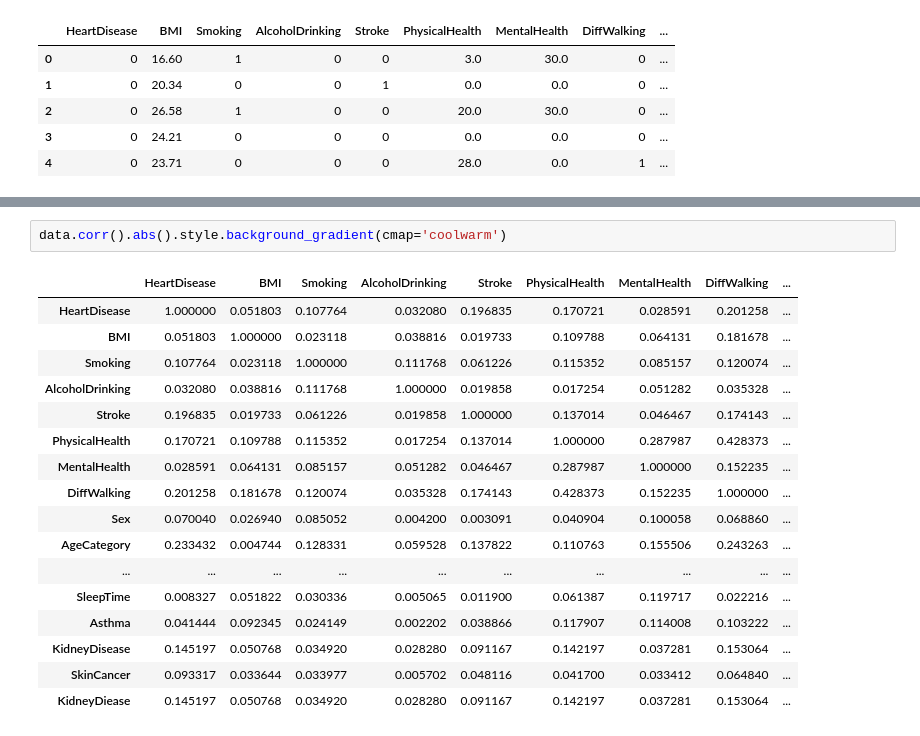
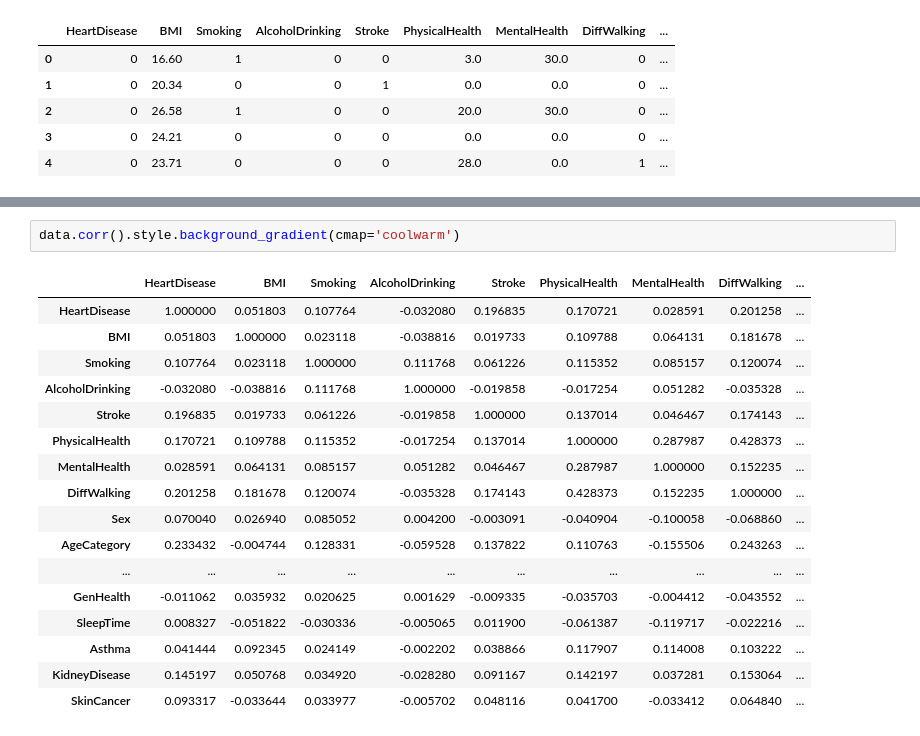
Before and after one commit to dev30k/Google-colabs, a Jupyter notebook: heart.ipynb, the cells around one changed output, grey strips where cells are left out. Drawn from its saved outputs; the diff is of its cells as text.

```diff
--- a/heart.ipynb
+++ b/heart.ipynb
@@ -123,23 +123,23 @@ sns.countplot(x="HeartDisease",hue="AlcoholDrinking",data=data)
 # %%
-data.corr().abs().style.background_gradient(cmap='coolwarm')
+data.corr().style.background_gradient(cmap='coolwarm')
 # %% [output]
 |  | HeartDisease | BMI | Smoking | AlcoholDrinking | Stroke | PhysicalHealth | MentalHealth | DiffWalking | ... |
-| HeartDisease | 1.000000 | 0.051803 | 0.107764 | 0.032080 | 0.196835 | 0.170721 | 0.028591 | 0.201258 | ... |
-| BMI | 0.051803 | 1.000000 | 0.023118 | 0.038816 | 0.019733 | 0.109788 | 0.064131 | 0.181678 | ... |
+| HeartDisease | 1.000000 | 0.051803 | 0.107764 | -0.032080 | 0.196835 | 0.170721 | 0.028591 | 0.201258 | ... |
+| BMI | 0.051803 | 1.000000 | 0.023118 | -0.038816 | 0.019733 | 0.109788 | 0.064131 | 0.181678 | ... |
 | Smoking | 0.107764 | 0.023118 | 1.000000 | 0.111768 | 0.061226 | 0.115352 | 0.085157 | 0.120074 | ... |
-| AlcoholDrinking | 0.032080 | 0.038816 | 0.111768 | 1.000000 | 0.019858 | 0.017254 | 0.051282 | 0.035328 | ... |
-| Stroke | 0.196835 | 0.019733 | 0.061226 | 0.019858 | 1.000000 | 0.137014 | 0.046467 | 0.174143 | ... |
-| PhysicalHealth | 0.170721 | 0.109788 | 0.115352 | 0.017254 | 0.137014 | 1.000000 | 0.287987 | 0.428373 | ... |
+| AlcoholDrinking | -0.032080 | -0.038816 | 0.111768 | 1.000000 | -0.019858 | -0.017254 | 0.051282 | -0.035328 | ... |
+| Stroke | 0.196835 | 0.019733 | 0.061226 | -0.019858 | 1.000000 | 0.137014 | 0.046467 | 0.174143 | ... |
+| PhysicalHealth | 0.170721 | 0.109788 | 0.115352 | -0.017254 | 0.137014 | 1.000000 | 0.287987 | 0.428373 | ... |
 | MentalHealth | 0.028591 | 0.064131 | 0.085157 | 0.051282 | 0.046467 | 0.287987 | 1.000000 | 0.152235 | ... |
-| DiffWalking | 0.201258 | 0.181678 | 0.120074 | 0.035328 | 0.174143 | 0.428373 | 0.152235 | 1.000000 | ... |
-| Sex | 0.070040 | 0.026940 | 0.085052 | 0.004200 | 0.003091 | 0.040904 | 0.100058 | 0.068860 | ... |
-| AgeCategory | 0.233432 | 0.004744 | 0.128331 | 0.059528 | 0.137822 | 0.110763 | 0.155506 | 0.243263 | ... |
+| DiffWalking | 0.201258 | 0.181678 | 0.120074 | -0.035328 | 0.174143 | 0.428373 | 0.152235 | 1.000000 | ... |
+| Sex | 0.070040 | 0.026940 | 0.085052 | 0.004200 | -0.003091 | -0.040904 | -0.100058 | -0.068860 | ... |
+| AgeCategory | 0.233432 | -0.004744 | 0.128331 | -0.059528 | 0.137822 | 0.110763 | -0.155506 | 0.243263 | ... |
 | ... | ... | ... | ... | ... | ... | ... | ... | ... | ... |
-| SleepTime | 0.008327 | 0.051822 | 0.030336 | 0.005065 | 0.011900 | 0.061387 | 0.119717 | 0.022216 | ... |
-| Asthma | 0.041444 | 0.092345 | 0.024149 | 0.002202 | 0.038866 | 0.117907 | 0.114008 | 0.103222 | ... |
-| KidneyDisease | 0.145197 | 0.050768 | 0.034920 | 0.028280 | 0.091167 | 0.142197 | 0.037281 | 0.153064 | ... |
-| SkinCancer | 0.093317 | 0.033644 | 0.033977 | 0.005702 | 0.048116 | 0.041700 | 0.033412 | 0.064840 | ... |
-| KidneyDiease | 0.145197 | 0.050768 | 0.034920 | 0.028280 | 0.091167 | 0.142197 | 0.037281 | 0.153064 | ... |
+| GenHealth | -0.011062 | 0.035932 | 0.020625 | 0.001629 | -0.009335 | -0.035703 | -0.004412 | -0.043552 | ... |
+| SleepTime | 0.008327 | -0.051822 | -0.030336 | -0.005065 | 0.011900 | -0.061387 | -0.119717 | -0.022216 | ... |
+| Asthma | 0.041444 | 0.092345 | 0.024149 | -0.002202 | 0.038866 | 0.117907 | 0.114008 | 0.103222 | ... |
+| KidneyDisease | 0.145197 | 0.050768 | 0.034920 | -0.028280 | 0.091167 | 0.142197 | 0.037281 | 0.153064 | ... |
+| SkinCancer | 0.093317 | -0.033644 | 0.033977 | -0.005702 | 0.048116 | 0.041700 | -0.033412 | 0.064840 | ... |
 # %%
 sns.countplot(x="HeartDisease", hue="AgeCategory", data=data)
 # %% [output]
```
Also changed, not shown: parts of 16 cells of this notebook.
